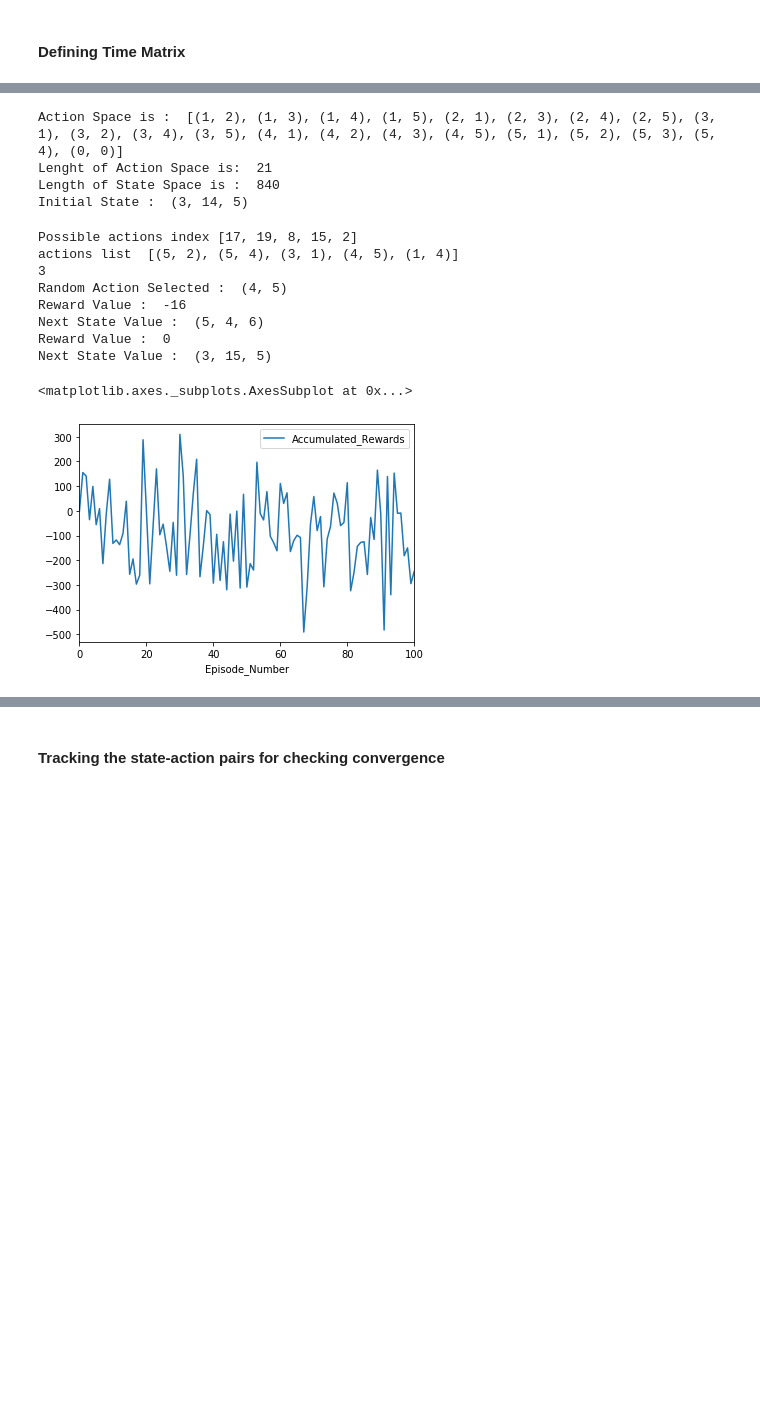
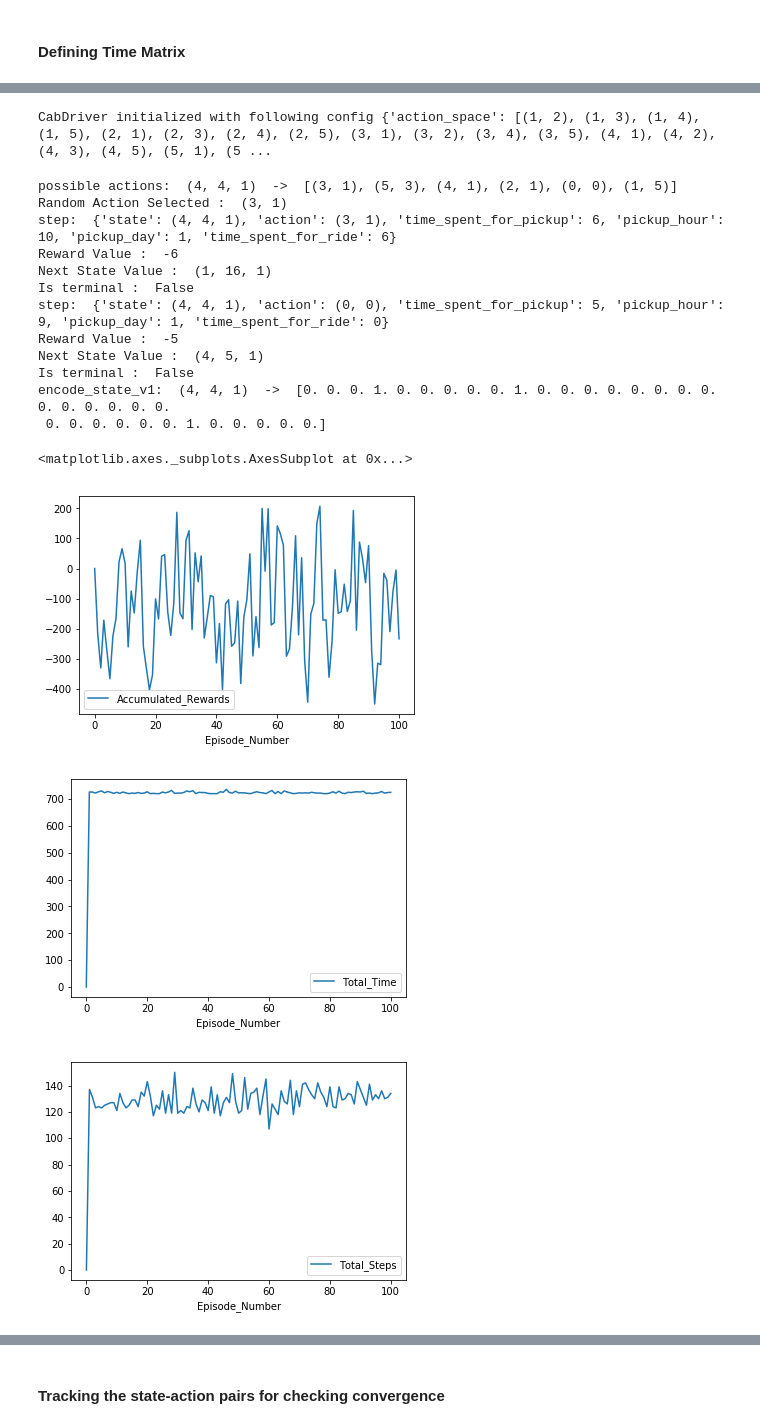
Before and after one commit to santoshcbit2002/Deep-RL-DQN, a Jupyter notebook: DQN_Agent_Arch1.ipynb, the cells around one changed output, grey strips where cells are left out. Saved outputs shown, nothing was run; the diff lists cells and outputs as text; code cells hidden in the pictures; blank space fills up the shorter version.

```diff
--- a/DQN_Agent_Arch1.ipynb
+++ b/DQN_Agent_Arch1.ipynb
@@ -38,45 +40,38 @@ print(Time_matrix[0][1][23][1])
-# %%
-driver_env=CabDriver()
-
-print('Action Space is : ', driver_env.action_space)
-print('Lenght of Action Space is: ', len(driver_env.action_space))
-#print('State Space is : ', driver_env.state_space)
-print('Length of State Space is : ', len(driver_env.state_space))
-print('Initial State : ', driver_env.state_init)
-# %% [output]
-Action Space is :  [(1, 2), (1, 3), (1, 4), (1, 5), (2, 1), (2, 3), (2, 4), (2, 5), (3, 1), (3, 2), (3, 4), (3, 5), (4, 1), (4, 2), (4, 3), (4, 5), (5, 1), (5, 2), (5, 3), (5, 4), (0, 0)]
-Lenght of Action Space is:  21
-Length of State Space is :  840
-Initial State :  (3, 14, 5)
+# %%
+driver_env = CabDriver(debug=True)
+# %% [output]
+CabDriver initialized with following config {'action_space': [(1, 2), (1, 3), (1, 4), (1, 5), (2, 1), (2, 3), (2, 4), (2, 5), (3, 1), (3, 2), (3, 4), (3, 5), (4, 1), (4, 2), (4, 3), (4, 5), (5, 1), (5 ...
 # %%
 # Check Requests
-possible_actions_ind,acts=driver_env.requests(driver_env.state_init)
-print('Possible actions index' ,possible_actions_ind )
-print('actions list ',acts)
+actions = driver_env.requests(driver_env.state_init)
 
 # select random action
-rand_action_ind=np.random.choice(np.arange(0,len(possible_actions_ind)))
-print(rand_action_ind)
-action=acts[rand_action_ind]
-print('Random Action Selected : ',action)
+action = random.choice(actions)
+print('Random Action Selected : ', action)
 
 # Check Rewards Earned and Next state for random Action
-reward_value=driver_env.reward_func(driver_env.state_init,action,Time_matrix)
-next_states=driver_env.next_state_func(driver_env.state_init,action,Time_matrix)
-print('Reward Value : ',reward_value)
-print('Next State Value : ',next_states)
+next_state, reward, is_terminal = driver_env.step(driver_env.state_init,action)
+print('Reward Value : ',reward)
+print('Next State Value : ',next_state)
+print('Is terminal : ',is_terminal)
 
 # Check Rewards Earned and Next state for Action - (0,0) - Driver didn't take any request.
-reward_value=driver_env.reward_func(driver_env.state_init,(0,0),Time_matrix)
-next_states=driver_env.next_state_func(driver_env.state_init,(0,0),Time_matrix)
-print('Reward Value : ',reward_value)
-print('Next State Value : ',next_states)
+next_state, reward, is_terminal = driver_env.step(driver_env.state_init,(0,0))
+print('Reward Value : ',reward)
+print('Next State Value : ',next_state)
+print('Is terminal : ',is_terminal)
+
+state_encode = driver_env.encode_state_v1(driver_env.state_init)
 # %% [output]
-Possible actions index [17, 19, 8, 15, 2]
-actions list  [(5, 2), (5, 4), (3, 1), (4, 5), (1, 4)]
-3
-Random Action Selected :  (4, 5)
-Reward Value :  -16
-Next State Value :  (5, 4, 6)
-Reward Value :  0
-Next State Value :  (3, 15, 5)
+possible actions:  (4, 4, 1)  ->  [(3, 1), (5, 3), (4, 1), (2, 1), (0, 0), (1, 5)]
+Random Action Selected :  (3, 1)
+step:  {'state': (4, 4, 1), 'action': (3, 1), 'time_spent_for_pickup': 6, 'pickup_hour': 10, 'pickup_day': 1, 'time_spent_for_ride': 6}
+Reward Value :  -6
+Next State Value :  (1, 16, 1)
+Is terminal :  False
+step:  {'state': (4, 4, 1), 'action': (0, 0), 'time_spent_for_pickup': 5, 'pickup_hour': 9, 'pickup_day': 1, 'time_spent_for_ride': 0}
+Reward Value :  -5
+Next State Value :  (4, 5, 1)
+Is terminal :  False
+encode_state_v1:  (4, 4, 1)  ->  [0. 0. 0. 1. 0. 0. 0. 0. 0. 1. 0. 0. 0. 0. 0. 0. 0. 0. 0. 0. 0. 0. 0. 0.
+ 0. 0. 0. 0. 0. 0. 1. 0. 0. 0. 0. 0.]
@@ -118,6 +111,10 @@ for i in range(1,episodes_max+1):
 # %%
 # Plot rewards vs Episodes
 episodes_vs_rewards.plot(x='Episode_Number',y='Accumulated_Rewards')
+episodes_vs_rewards.plot(x='Episode_Number',y='Total_Time')
+episodes_vs_rewards.plot(x='Episode_Number',y='Total_Steps')
 # %% [output]
 <matplotlib.axes._subplots.AxesSubplot at 0x...>
-[figure, old version]
+[figure, new version]
+[figure, added]
+[figure, added]
```
Also changed, not shown: parts of 13 cells of this notebook, 1 other file.
